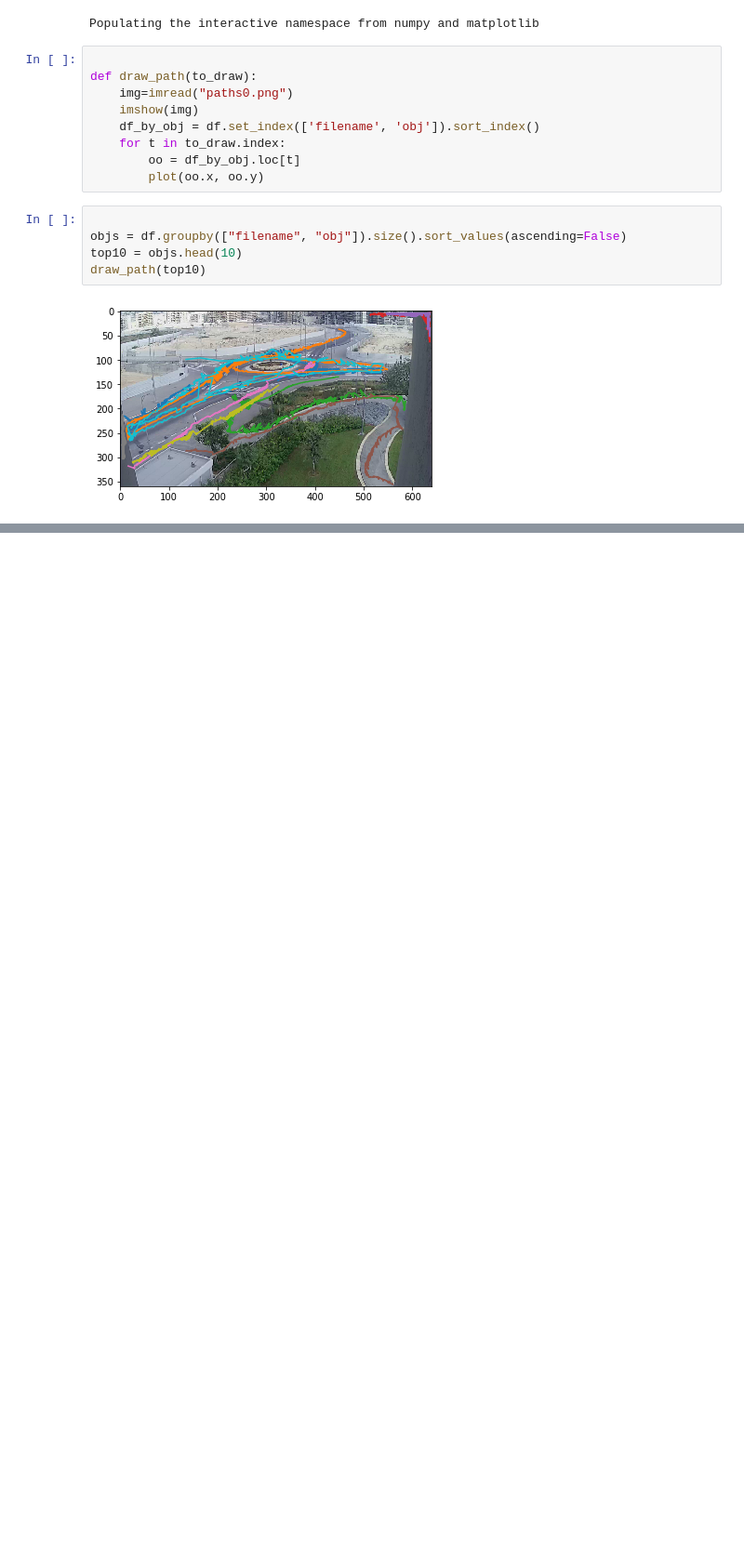
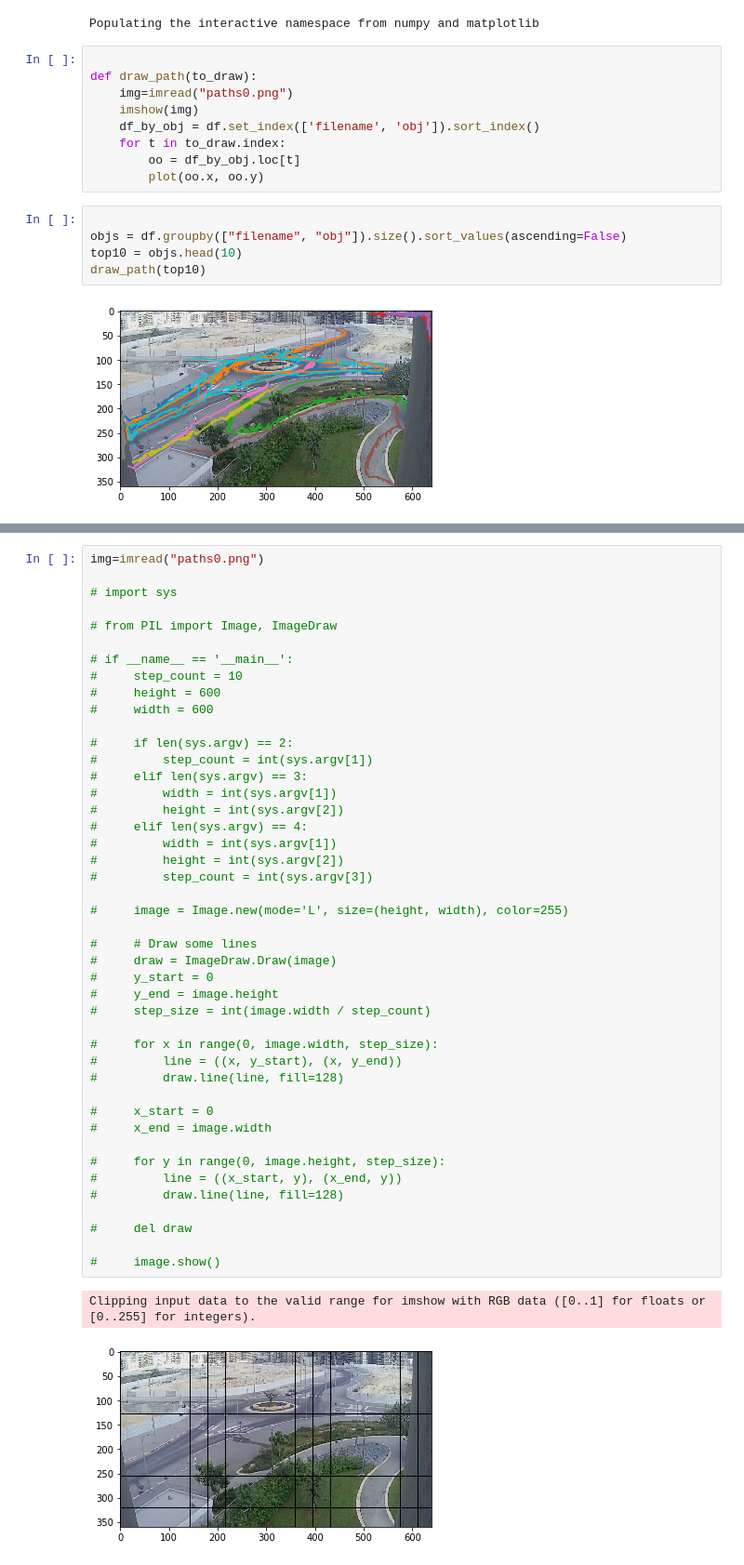
Before and after one commit to chanami/excellenteam-draw-paths, a Jupyter notebook: myfuncs.ipynb, the cells around one changed output, grey strips where cells are left out. Shown at 93% size. Drawn from its saved outputs; the diff is of its cells as text; blank space fills up the shorter version.

```diff
--- a/myfuncs.ipynb
+++ b/myfuncs.ipynb
@@ -49,0 +78,47 @@ date =
+# %%
+img=imread("paths0.png")
+
+# import sys
+
+# from PIL import Image, ImageDraw
+
+# if __name__ == '__main__':
+#     step_count = 10
+#     height = 600
+#     width = 600
+
+#     if len(sys.argv) == 2:
+#         step_count = int(sys.argv[1])
+#     elif len(sys.argv) == 3:
+#         width = int(sys.argv[1])
+#         height = int(sys.argv[2])
+#     elif len(sys.argv) == 4:
+#         width = int(sys.argv[1])
+#         height = int(sys.argv[2])
+#         step_count = int(sys.argv[3])
+
+#     image = Image.new(mode='L', size=(height, width), color=255)
+
+#     # Draw some lines
+#     draw = ImageDraw.Draw(image)
+#     y_start = 0
+#     y_end = image.height
+#     step_size = int(image.width / step_count)
+
+#     for x in range(0, image.width, step_size):
+#         line = ((x, y_start), (x, y_end))
+#         draw.line(line, fill=128)
+
+#     x_start = 0
+#     x_end = image.width
+
+#     for y in range(0, image.height, step_size):
+#         line = ((x_start, y), (x_end, y))
+#         draw.line(line, fill=128)
+
+#     del draw
+
+#     image.show()
+# %% [output]
+Clipping input data to the valid range for imshow with RGB data ([0..1] for floats or [0..255] for integers).
+[figure, added]
```
Also changed, not shown: parts of 5 cells of this notebook.
